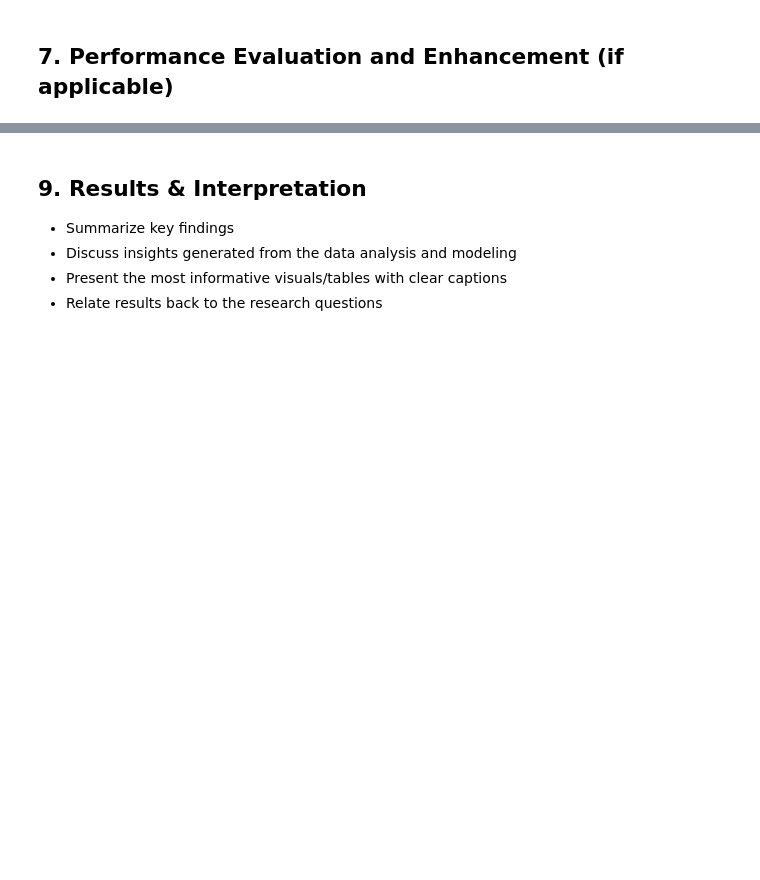
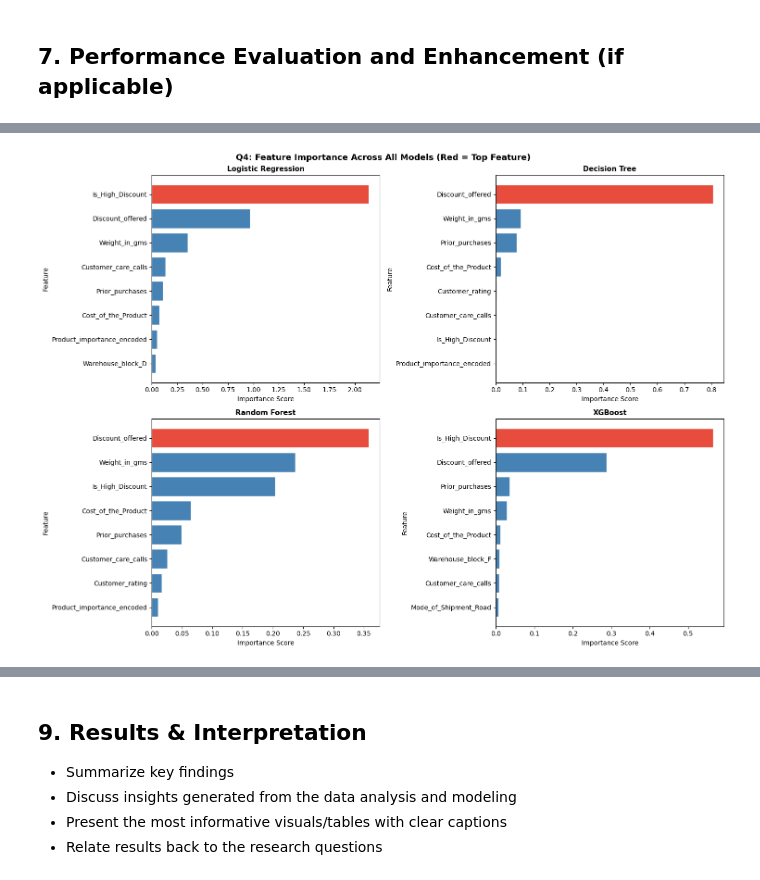
Before and after one commit to KhaiYu/DSF_G3, a Jupyter notebook: TT2L_G3_Notebook.ipynb, the cells around one changed output, grey strips where cells are left out. Cells and saved outputs as stored; diff of their text form; code cells hidden in the pictures; blank space fills up the shorter version.

```diff
--- a/TT2L_G3_Notebook.ipynb
+++ b/TT2L_G3_Notebook.ipynb
@@ -1495,0 +1751,7 @@ In summary, XGBoost is the strongest model based on ROC-AUC, meaning it has the
+# %%
+print('Top 5 Most Important Features by Model:')
+print('=' * 60)
+for model_name, imp_df in feature_importance_tables.items():
+    if model_name != 'Baseline (Majority Class)':
+        print(f'\n{model_name}:')
+        display(imp_df.head(5).reset_index(drop=True))
@@ -1495,0 +1790,21 @@ In summary, XGBoost is the strongest model based on ROC-AUC, meaning it has the
+# %%
+model_names = [m for m in feature_importance_tables.keys() if m != 'Baseline (Majority Class)']
+fig, axes = plt.subplots(2, 2, figsize=(15, 11))
+axes = axes.flatten()
+
+for i, model_name in enumerate(model_names):
+    imp_df = feature_importance_tables[model_name].head(8).copy()
+    bar_colors = ['#e74c3c' if j == 0 else 'steelblue' for j in range(len(imp_df))]
+    axes[i].barh(imp_df['Feature'], imp_df['Importance'],
+                 color=bar_colors, edgecolor='white')
+    axes[i].invert_yaxis()
+    axes[i].set_title(f'{model_name}', fontsize=11, fontweight='bold')
+    axes[i].set_xlabel('Importance Score')
+    axes[i].set_ylabel('Feature')
+
+plt.suptitle('Q4: Feature Importance Across All Models (Red = Top Feature)',
+             fontsize=13, fontweight='bold')
+plt.tight_layout()
+plt.show()
+# %% [output]
+[figure, added]
```
Also changed, not shown: parts of 19 cells of this notebook, 1 other file.
